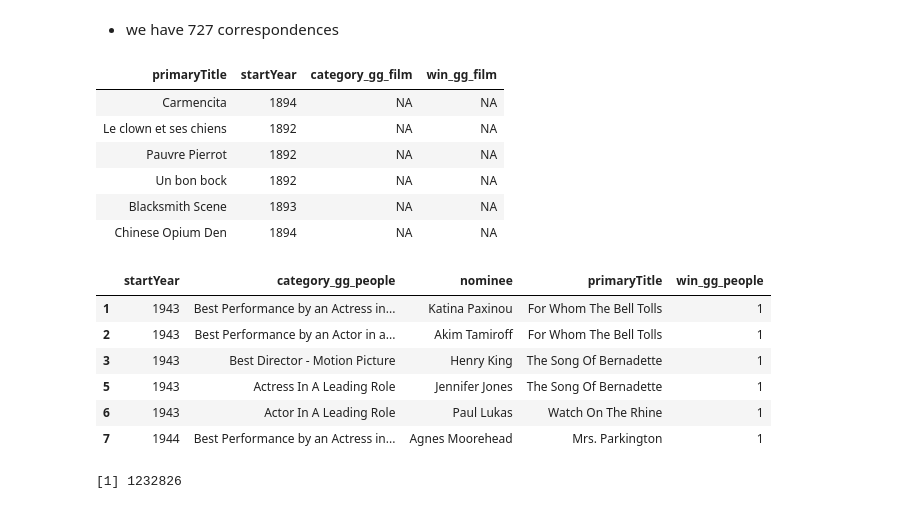
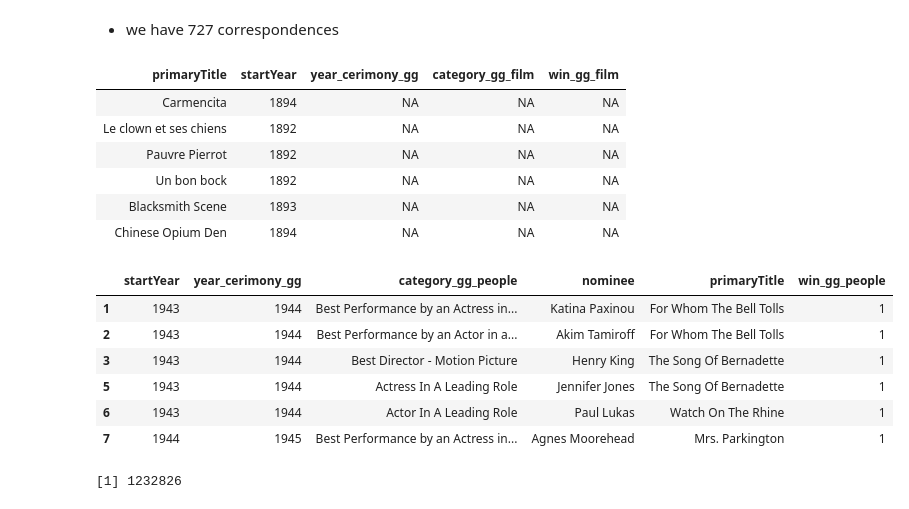
Before and after one commit to fsbarros98/IMDb_analysis, a Jupyter notebook: src/05.1_hypothesis_success_people_awards_FB.ipynb, the cells around one changed output. Drawn from its saved outputs; the diff is of its cells as text; code cells hidden in the pictures.

```diff
--- a/src/05.1_hypothesis_success_people_awards_FB.ipynb
+++ b/src/05.1_hypothesis_success_people_awards_FB.ipynb
@@ -83,7 +96,7 @@ unique(clean_emmy$win)
 colnames(clean_emmy) = c("startYear","category_emmy","primaryTitle","win_emmy")
 # %%
 clean_golden$ceremony=NULL
-clean_golden$year_award=NULL
+#clean_golden$year_award=NULL
 clean_golden$win = as.integer(as.logical(clean_golden$win))
 unique(clean_golden$win)
 # %% [output]
@@ -201,25 +248,25 @@ sum(is.na(titles_year_gg_films$win_gg_film))
 # %%
 head(titles_year_gg_films)
 # %% [output]
-| primaryTitle | startYear | category_gg_film | win_gg_film |
-| Carmencita | 1894 | NA | NA |
-| Le clown et ses chiens | 1892 | NA | NA |
-| Pauvre Pierrot | 1892 | NA | NA |
-| Un bon bock | 1892 | NA | NA |
-| Blacksmith Scene | 1893 | NA | NA |
-| Chinese Opium Den | 1894 | NA | NA |
+| primaryTitle | startYear | year_cerimony_gg | category_gg_film | win_gg_film |
+| Carmencita | 1894 | NA | NA | NA |
+| Le clown et ses chiens | 1892 | NA | NA | NA |
+| Pauvre Pierrot | 1892 | NA | NA | NA |
+| Un bon bock | 1892 | NA | NA | NA |
+| Blacksmith Scene | 1893 | NA | NA | NA |
+| Chinese Opium Den | 1894 | NA | NA | NA |
 # %%
 #for the peoples dataset
-colnames(clean_gg_people) = c("startYear","category_gg_people","nominee","primaryTitle","win_gg_people")
+colnames(clean_gg_people) = c("startYear","year_cerimony_gg","category_gg_people","nominee","primaryTitle","win_gg_people")
 head(clean_gg_people)
 # %% [output]
-|  | startYear | category_gg_people | nominee | primaryTitle | win_gg_people |
-| 1 | 1943 | Best Performance by an Actress in... | Katina Paxinou | For Whom The Bell Tolls | 1 |
-| 2 | 1943 | Best Performance by an Actor in a... | Akim Tamiroff | For Whom The Bell Tolls | 1 |
-| 3 | 1943 | Best Director - Motion Picture | Henry King | The Song Of Bernadette | 1 |
-| 5 | 1943 | Actress In A Leading Role | Jennifer Jones | The Song Of Bernadette | 1 |
-| 6 | 1943 | Actor In A Leading Role | Paul Lukas | Watch On The Rhine | 1 |
-| 7 | 1944 | Best Performance by an Actress in... | Agnes Moorehead | Mrs. Parkington | 1 |
+|  | startYear | year_cerimony_gg | category_gg_people | nominee | primaryTitle | win_gg_people |
+| 1 | 1943 | 1944 | Best Performance by an Actress in... | Katina Paxinou | For Whom The Bell Tolls | 1 |
+| 2 | 1943 | 1944 | Best Performance by an Actor in a... | Akim Tamiroff | For Whom The Bell Tolls | 1 |
+| 3 | 1943 | 1944 | Best Director - Motion Picture | Henry King | The Song Of Bernadette | 1 |
+| 5 | 1943 | 1944 | Actress In A Leading Role | Jennifer Jones | The Song Of Bernadette | 1 |
+| 6 | 1943 | 1944 | Actor In A Leading Role | Paul Lukas | Watch On The Rhine | 1 |
+| 7 | 1944 | 1945 | Best Performance by an Actress in... | Agnes Moorehead | Mrs. Parkington | 1 |
 # %%
 titles_year_gg_people = left_join(titles_year,clean_gg_people,by=c("primaryTitle","startYear"))
 # %%
```
Also changed, not shown: parts of 69 cells of this notebook, 22 other files.
